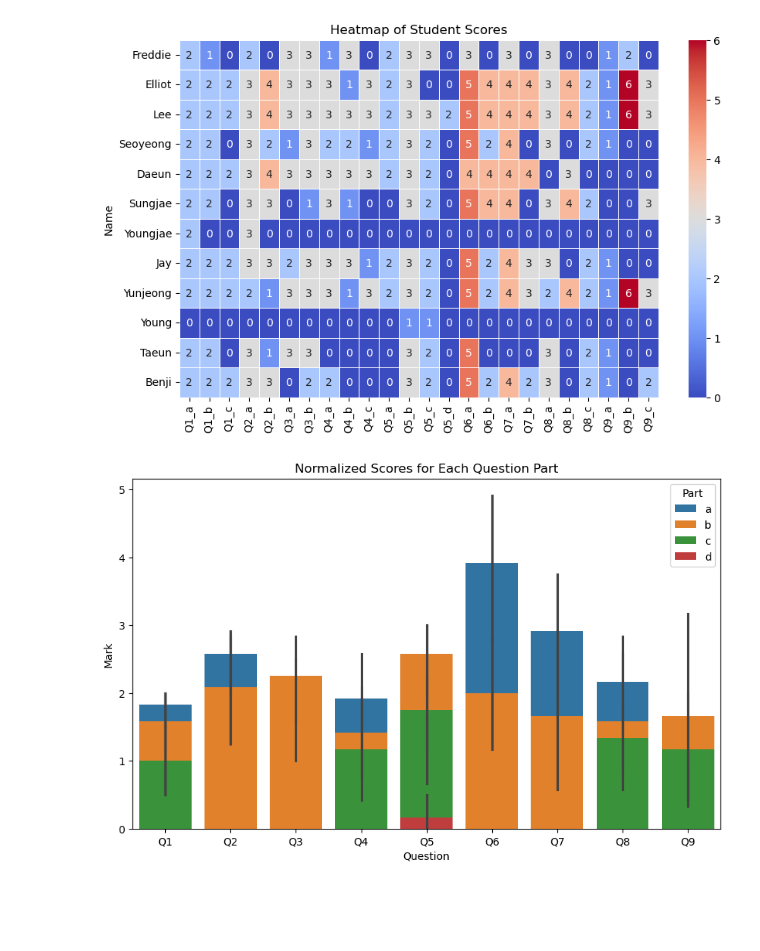
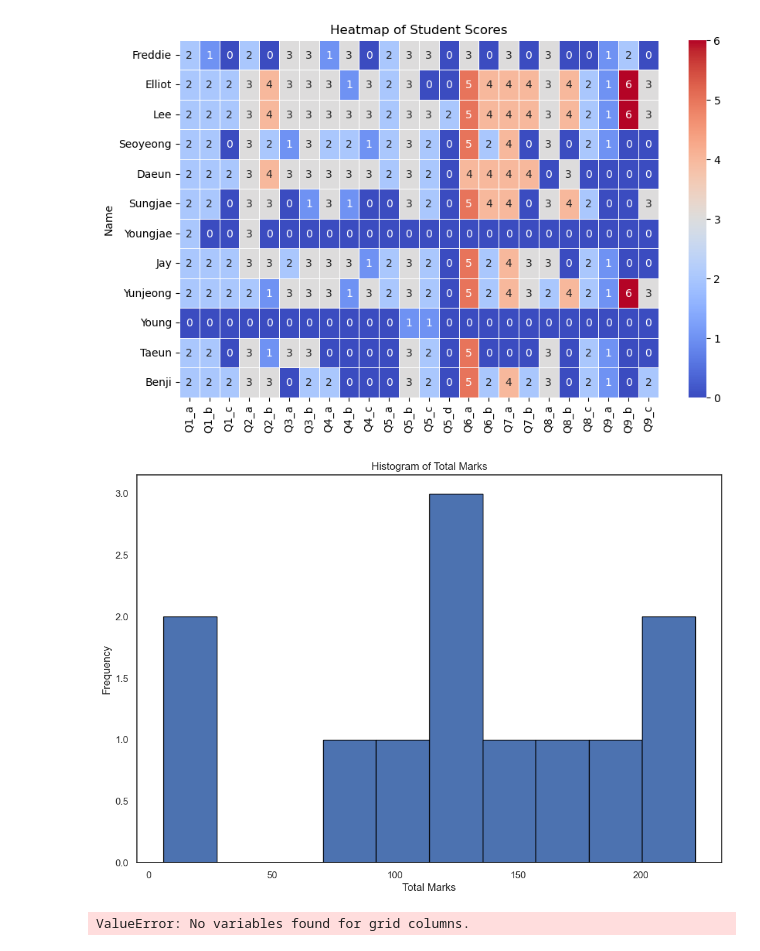
Before and after one commit to dlehdgk/assessments, a Jupyter notebook: example.ipynb, the cells around one changed output. Saved outputs shown, nothing was run; the diff lists cells and outputs as text; code cells hidden in the pictures; blank space fills up the shorter version.

Commit message:
there is a problem with the get_total_marks function

```diff
--- a/example.ipynb
+++ b/example.ipynb
@@ -14,12 +14,26 @@ plt.title('Heatmap of Student Scores')
 plt.show()
 # %% [output]
 [figure]
-# %%
-# Plotting
-for parts in
-plt.figure(figsize=(10, 6))
-sns.barplot(x='Question', y='Mark', hue='Part', data=df, dodge=False)
-plt.title('Normalized Scores for Each Question Part')
-plt.show()
-# %% [output]
-[figure, removed]
+# %%
+df_total_marks = p3_mock.get_total_marks()
+
+# Plotting the histogram for total marks
+plt.figure(figsize=(12, 8))
+plt.hist(df_total_marks["Total"], bins=10, edgecolor="black")
+plt.title("Histogram of Total Marks")
+plt.xlabel("Total Marks")
+plt.ylabel("Frequency")
+plt.show()
+# %% [output]
+[figure, added]
+# %%
+# Pair plot requires a clean, small subset of the dataset
+# Example: using the first 5 questions only
+subset_columns = [
+    col for col in df_heatmap.columns if col[0] in ["Q1", "Q2", "Q3", "Q4", "Q5"]
+]
+sns.pairplot(df_heatmap[subset_columns].reset_index())
+plt.suptitle("Pair Plot of Normalized Marks for Selected Questions", y=1.02)
+plt.show()
+# %% [output]
+ValueError: No variables found for grid columns.
```
Also changed, not shown: parts of 2 cells of this notebook, 1 other file.
